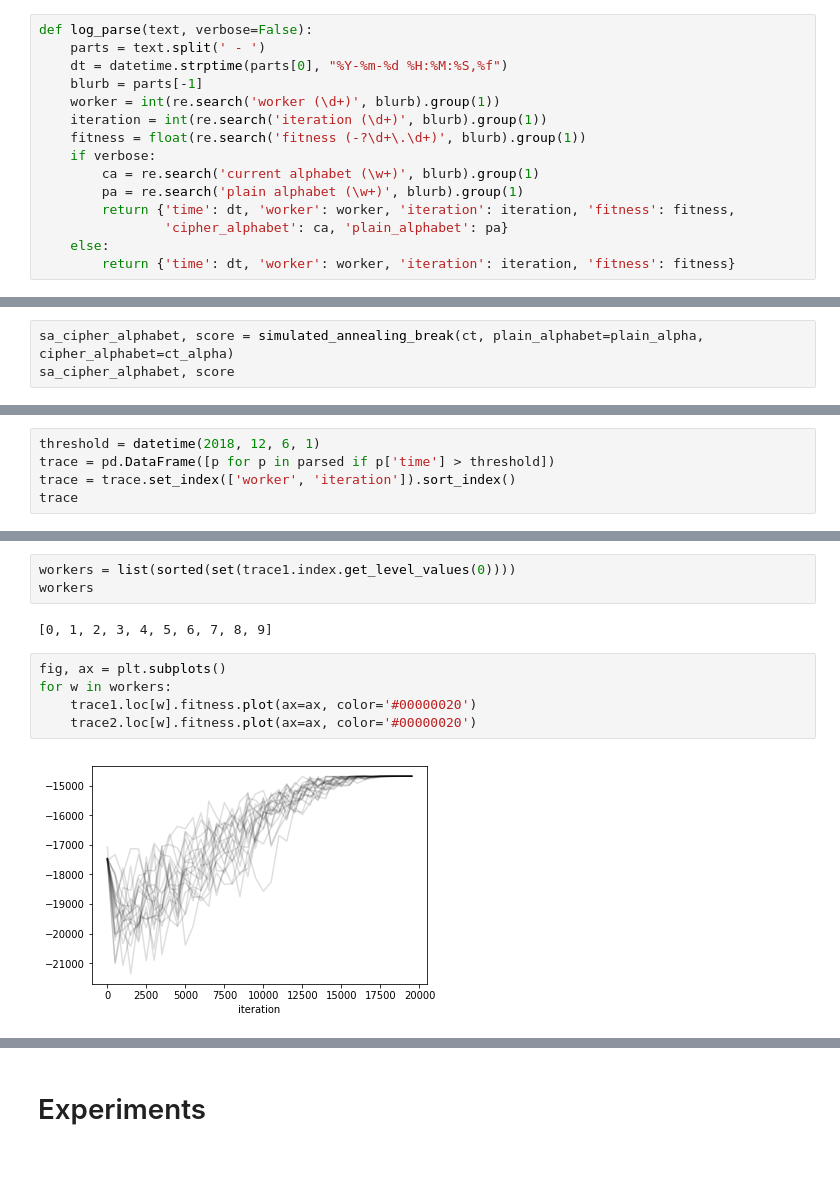
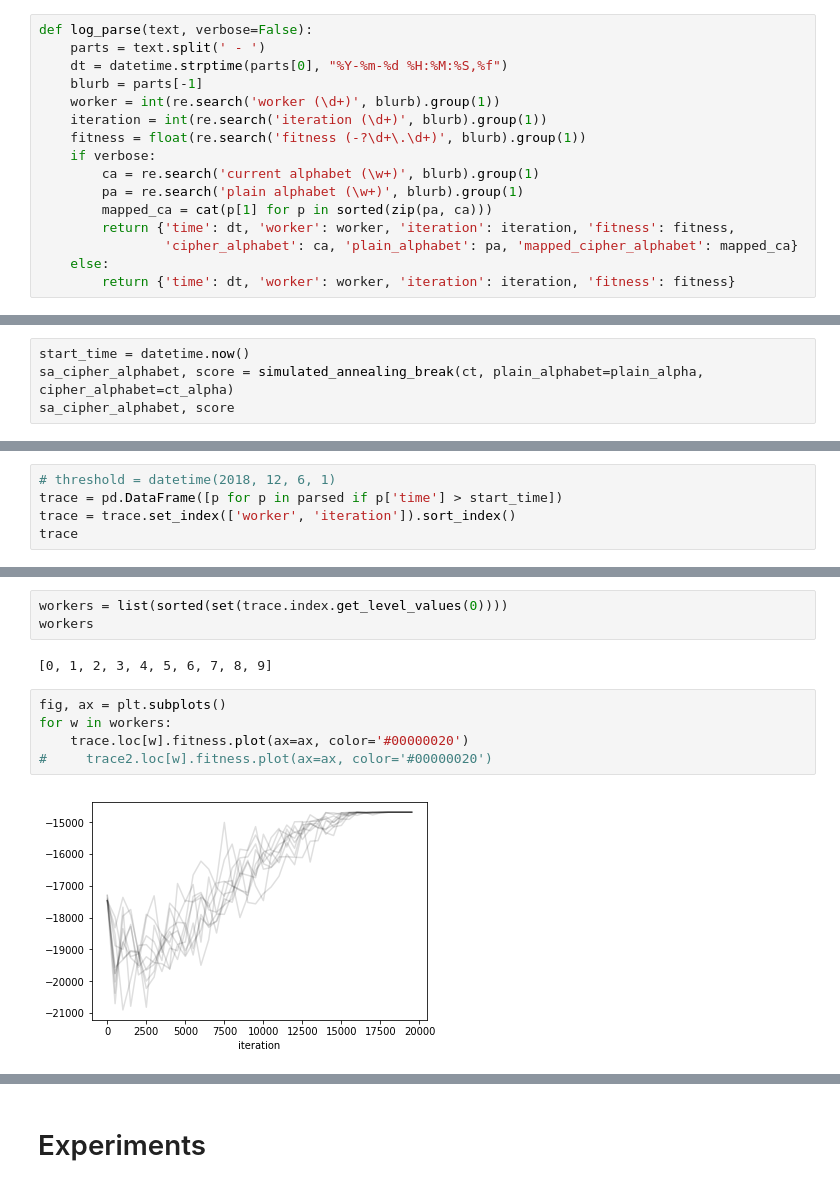
Before and after one commit to NeilNjae/cipher-tools, a Jupyter notebook: hillclimbing-results/hillclimbing-experiments.ipynb, the cells around one changed output, grey strips where cells are left out. Cells and saved outputs as stored; diff of their text form.

```diff
--- a/hillclimbing-results/hillclimbing-experiments.ipynb
+++ b/hillclimbing-results/hillclimbing-experiments.ipynb
@@ -56,8 +56,9 @@ def log_parse(text, verbose=False):
     if verbose:
         ca = re.search('current alphabet (\w+)', blurb).group(1)
         pa = re.search('plain alphabet (\w+)', blurb).group(1)
+        mapped_ca = cat(p[1] for p in sorted(zip(pa, ca)))
         return {'time': dt, 'worker': worker, 'iteration': iteration, 'fitness': fitness,
-                'cipher_alphabet': ca, 'plain_alphabet': pa}
+                'cipher_alphabet': ca, 'plain_alphabet': pa, 'mapped_cipher_alphabet': mapped_ca}
     else:
         return {'time': dt, 'worker': worker, 'iteration': iteration, 'fitness': fitness}
 # %%
@@ -132,4 +135,5 @@ ct[:100]
 # %%
+start_time = datetime.now()
 sa_cipher_alphabet, score = simulated_annealing_break(ct, plain_alphabet=plain_alpha, cipher_alphabet=ct_alpha)
 sa_cipher_alphabet, score
 # %% [output]
@@ -186,6 +197,6 @@ parsed[10:]
 # %%
-threshold = datetime(2018, 12, 6, 1)
-trace = pd.DataFrame([p for p in parsed if p['time'] > threshold])
+# threshold = datetime(2018, 12, 6, 1)
+trace = pd.DataFrame([p for p in parsed if p['time'] > start_time])
 trace = trace.set_index(['worker', 'iteration']).sort_index()
 trace
 # %% [output]
@@ -216,12 +227,12 @@ trace1.loc[0].fitness.plot()
 # %%
-workers = list(sorted(set(trace1.index.get_level_values(0))))
+workers = list(sorted(set(trace.index.get_level_values(0))))
 workers
 # %% [output]
 [0, 1, 2, 3, 4, 5, 6, 7, 8, 9]
 # %%
 fig, ax = plt.subplots()
 for w in workers:
-    trace1.loc[w].fitness.plot(ax=ax, color='#00000020')
-    trace2.loc[w].fitness.plot(ax=ax, color='#00000020')
+    trace.loc[w].fitness.plot(ax=ax, color='#00000020')
+#     trace2.loc[w].fitness.plot(ax=ax, color='#00000020')
 # %% [output]
-[figure, old version]
+[figure, new version]
```
Also changed, not shown: parts of 28 cells of this notebook, 25 other files.
